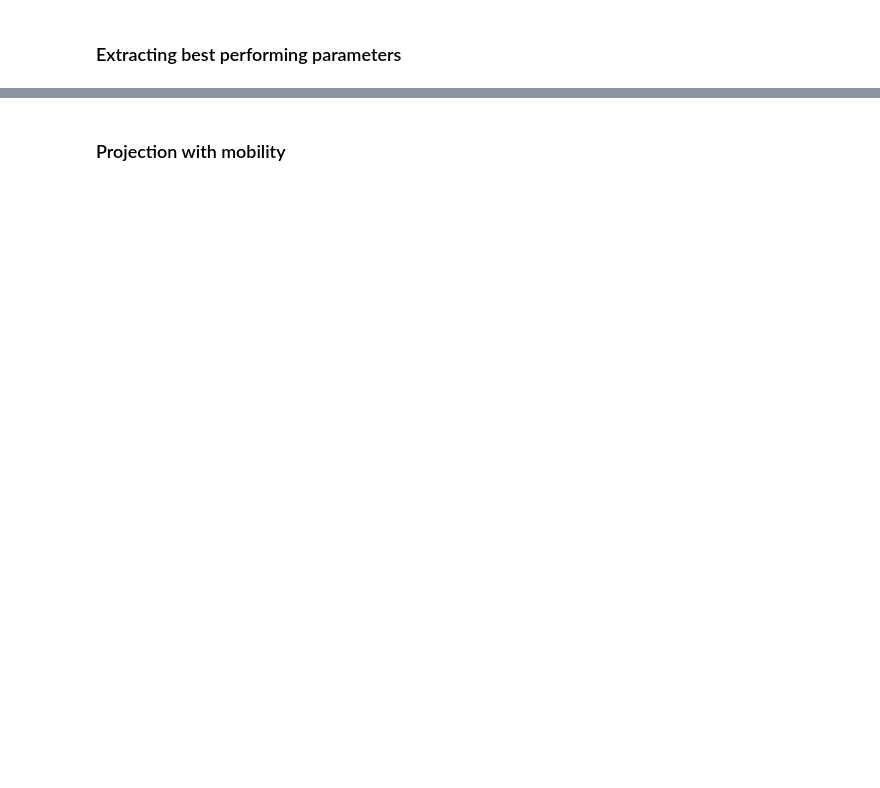
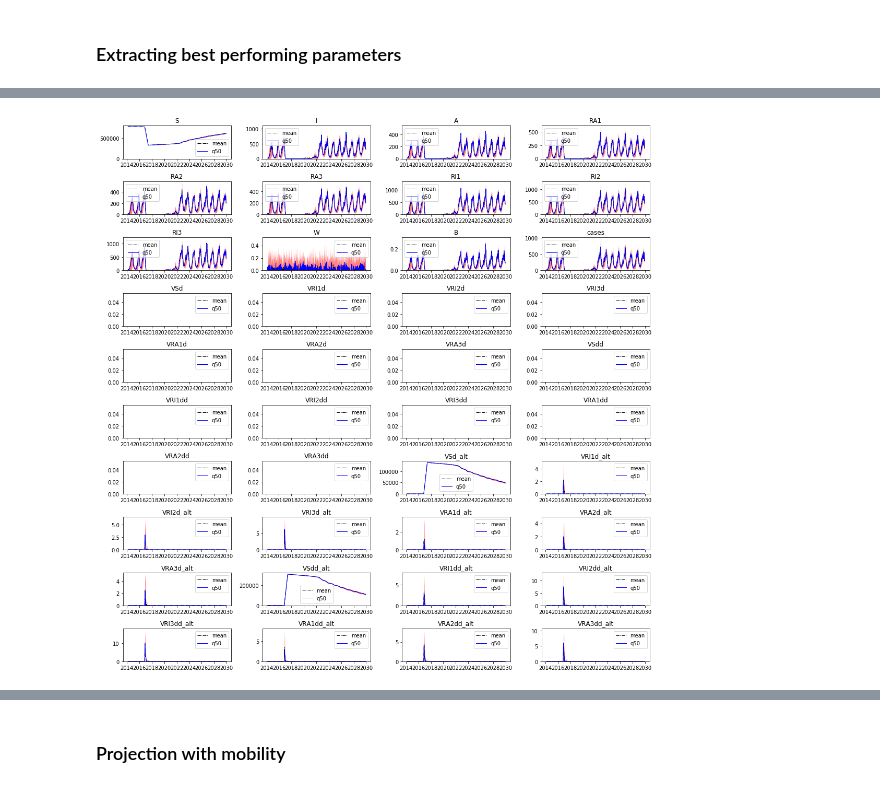
Before and after one commit to jcblemai/haiti-mass-ocv-campaign, a Jupyter notebook: forecast.ipynb, the cells around one changed output, grey strips where cells are left out. Saved outputs shown, nothing was run; the diff lists cells and outputs as text; code cells hidden in the pictures; blank space fills up the shorter version.

```diff
--- a/forecast.ipynb
+++ b/forecast.ipynb
@@ -167,18 +168,20 @@ fig.tight_layout()
 import seaborn as sns
 sns.pairplot(params_disp, markers = '.')
 # %%
-dp = 'Artibonite'
+dp = 'Sud'
 fig, axes = plt.subplots((len(compartments))//4, 4, figsize=(15,15), squeeze = True);
 axes = axes.flatten();
 for i, comp in enumerate(compartments):
     axes[i].fill_between(all_data[dp][comp]['q05'].index, all_data[dp][comp]['q05'], all_data[dp][comp]['q95'], alpha = .5, color = 'red', linewidth = 0)
     axes[i].plot(all_data[dp][comp]['mean'], linewidth=1, alpha = 1,linestyle='-.', color = 'black')
     axes[i].plot(all_data[dp][comp]['q50'], alpha = 1,linestyle='-', linewidth = 1, color = 'blue')
     axes[i].set_title(comp)
     axes[i].legend()
     axes[i].set_ylim(0)
 
 fig.tight_layout()
+# %% [output]
+[figure, added]
 # %%
 class VaccinationScenario():
 
```
Also changed, not shown: parts of 11 cells of this notebook, 4 other files.
